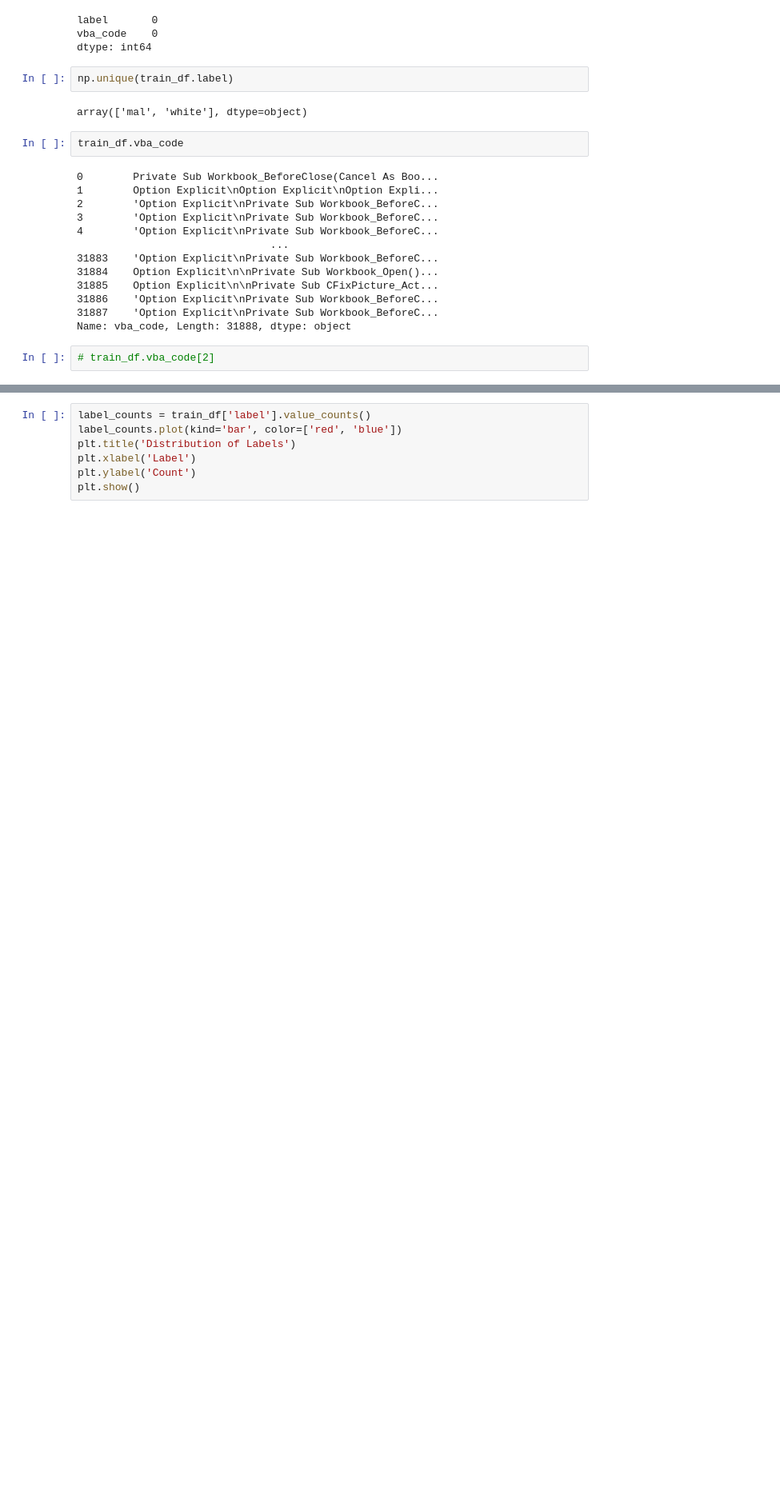
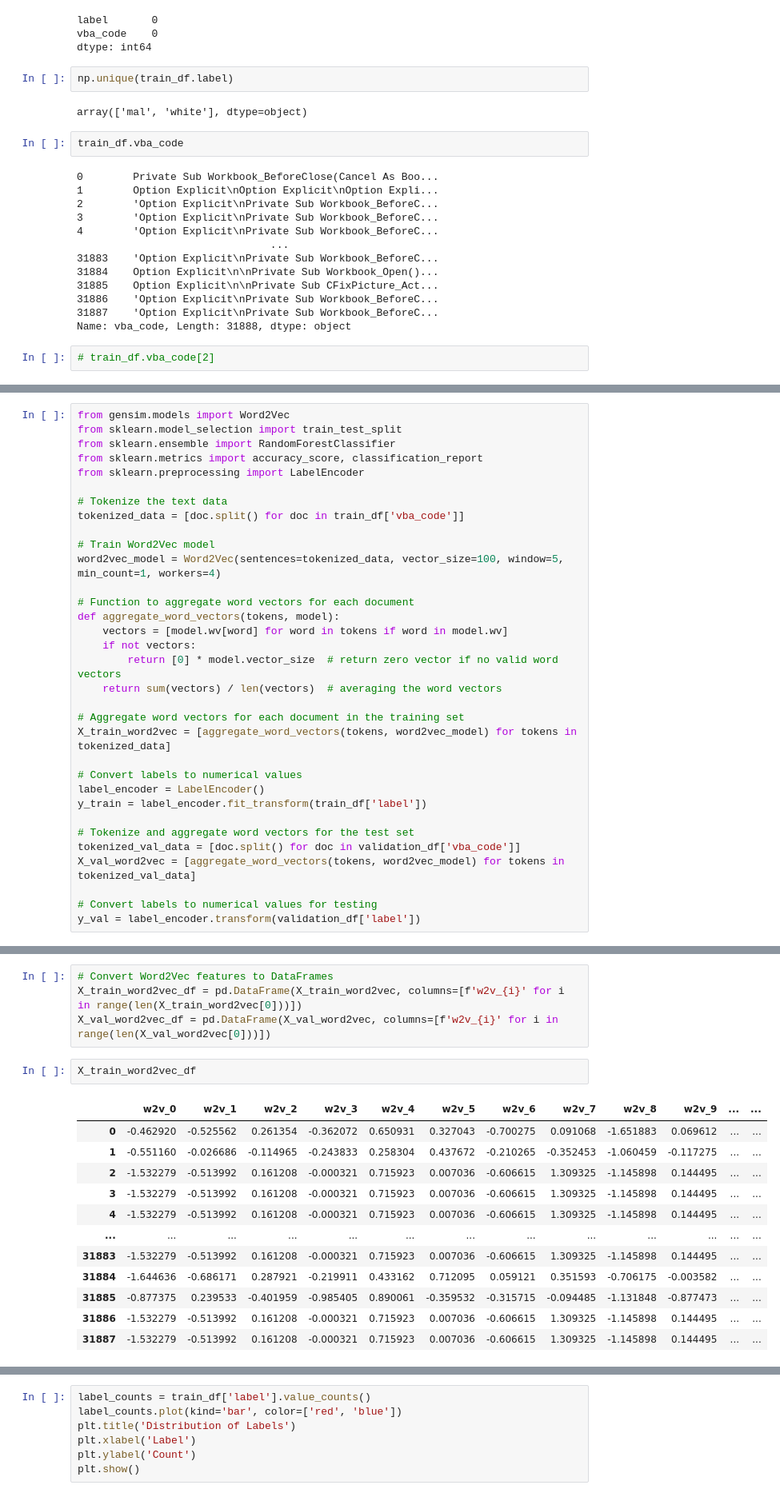
Before and after one commit to TaliaSeada/macro_competition, a Jupyter notebook: macro_competition.ipynb, the cells around one changed output, grey strips where cells are left out. Shown: that part at 80% size. Cells and saved outputs as stored; diff of their text form; blank space fills up the shorter version.

```diff
--- a/macro_competition.ipynb
+++ b/macro_competition.ipynb
@@ -116,0 +115,33 @@ Feature names with n-gram word:  ['00 00' '00 000' '00 0000' ... 'ÿâ cz' 'ÿå
+# %%
+from gensim.models import Word2Vec
+from sklearn.model_selection import train_test_split
+from sklearn.ensemble import RandomForestClassifier
+from sklearn.metrics import accuracy_score, classification_report
+from sklearn.preprocessing import LabelEncoder
+
+# Tokenize the text data
+tokenized_data = [doc.split() for doc in train_df['vba_code']]
+
+# Train Word2Vec model
+word2vec_model = Word2Vec(sentences=tokenized_data, vector_size=100, window=5, min_count=1, workers=4)
+
+# Function to aggregate word vectors for each document
+def aggregate_word_vectors(tokens, model):
+    vectors = [model.wv[word] for word in tokens if word in model.wv]
+    if not vectors:
+        return [0] * model.vector_size  # return zero vector if no valid word vectors
+    return sum(vectors) / len(vectors)  # averaging the word vectors
+
+# Aggregate word vectors for each document in the training set
+X_train_word2vec = [aggregate_word_vectors(tokens, word2vec_model) for tokens in tokenized_data]
+
+# Convert labels to numerical values
+label_encoder = LabelEncoder()
+y_train = label_encoder.fit_transform(train_df['label'])
+
+# Tokenize and aggregate word vectors for the test set
+tokenized_val_data = [doc.split() for doc in validation_df['vba_code']]
+X_val_word2vec = [aggregate_word_vectors(tokens, word2vec_model) for tokens in tokenized_val_data]
+
+# Convert labels to numerical values for testing
+y_val = label_encoder.transform(validation_df['label'])
@@ -116,0 +156,19 @@ Feature names with n-gram word:  ['00 00' '00 000' '00 0000' ... 'ÿâ cz' 'ÿå
+# %%
+# Convert Word2Vec features to DataFrames
+X_train_word2vec_df = pd.DataFrame(X_train_word2vec, columns=[f'w2v_{i}' for i in range(len(X_train_word2vec[0]))])
+X_val_word2vec_df = pd.DataFrame(X_val_word2vec, columns=[f'w2v_{i}' for i in range(len(X_val_word2vec[0]))])
+# %%
+X_train_word2vec_df
+# %% [output]
+|  | w2v_0 | w2v_1 | w2v_2 | w2v_3 | w2v_4 | w2v_5 | w2v_6 | w2v_7 | w2v_8 | w2v_9 | ... | ... |
+| 0 | -0.462920 | -0.525562 | 0.261354 | -0.362072 | 0.650931 | 0.327043 | -0.700275 | 0.091068 | -1.651883 | 0.069612 | ... | ... |
+| 1 | -0.551160 | -0.026686 | -0.114965 | -0.243833 | 0.258304 | 0.437672 | -0.210265 | -0.352453 | -1.060459 | -0.117275 | ... | ... |
+| 2 | -1.532279 | -0.513992 | 0.161208 | -0.000321 | 0.715923 | 0.007036 | -0.606615 | 1.309325 | -1.145898 | 0.144495 | ... | ... |
+| 3 | -1.532279 | -0.513992 | 0.161208 | -0.000321 | 0.715923 | 0.007036 | -0.606615 | 1.309325 | -1.145898 | 0.144495 | ... | ... |
+| 4 | -1.532279 | -0.513992 | 0.161208 | -0.000321 | 0.715923 | 0.007036 | -0.606615 | 1.309325 | -1.145898 | 0.144495 | ... | ... |
+| ... | ... | ... | ... | ... | ... | ... | ... | ... | ... | ... | ... | ... |
+| 31883 | -1.532279 | -0.513992 | 0.161208 | -0.000321 | 0.715923 | 0.007036 | -0.606615 | 1.309325 | -1.145898 | 0.144495 | ... | ... |
+| 31884 | -1.644636 | -0.686171 | 0.287921 | -0.219911 | 0.433162 | 0.712095 | 0.059121 | 0.351593 | -0.706175 | -0.003582 | ... | ... |
+| 31885 | -0.877375 | 0.239533 | -0.401959 | -0.985405 | 0.890061 | -0.359532 | -0.315715 | -0.094485 | -1.131848 | -0.877473 | ... | ... |
+| 31886 | -1.532279 | -0.513992 | 0.161208 | -0.000321 | 0.715923 | 0.007036 | -0.606615 | 1.309325 | -1.145898 | 0.144495 | ... | ... |
+| 31887 | -1.532279 | -0.513992 | 0.161208 | -0.000321 | 0.715923 | 0.007036 | -0.606615 | 1.309325 | -1.145898 | 0.144495 | ... | ... |
```
Also changed, not shown: parts of 40 cells of this notebook.
